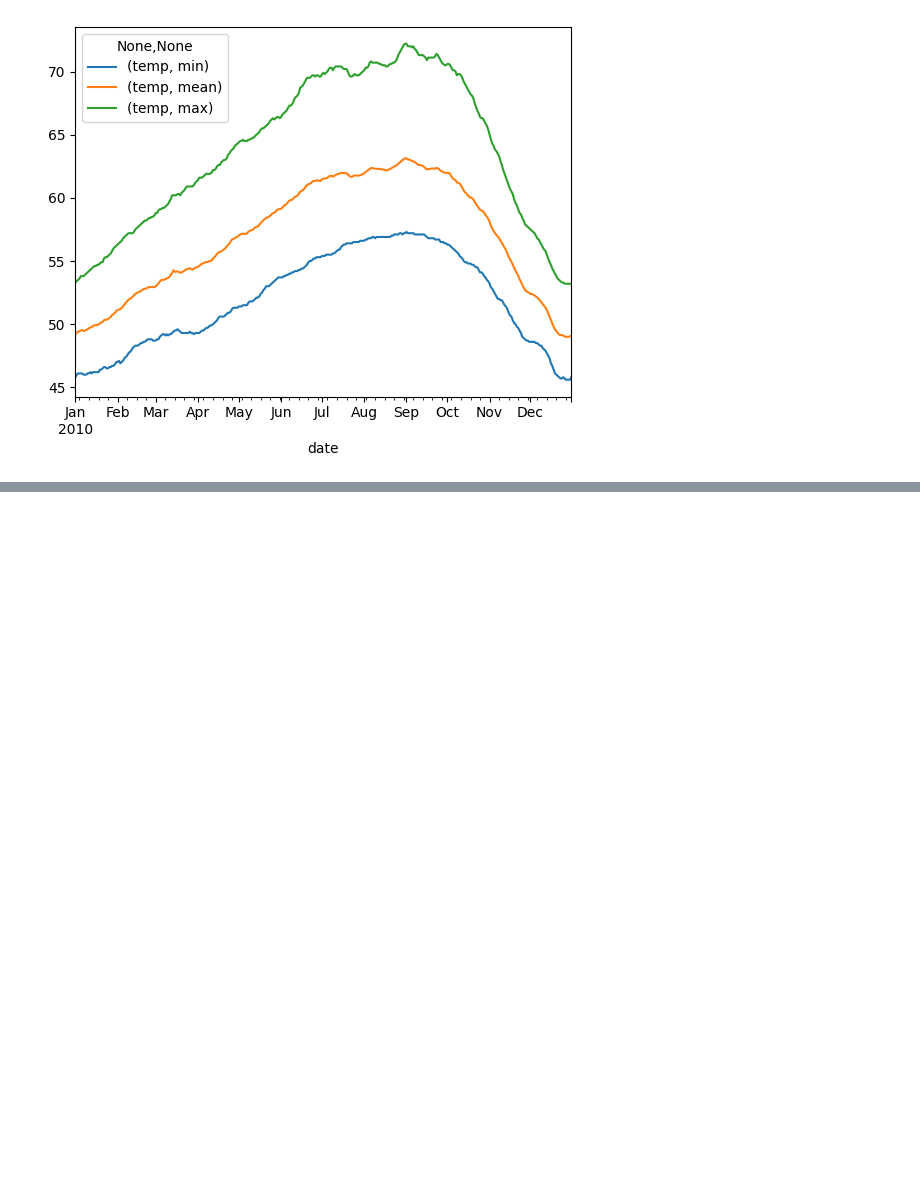
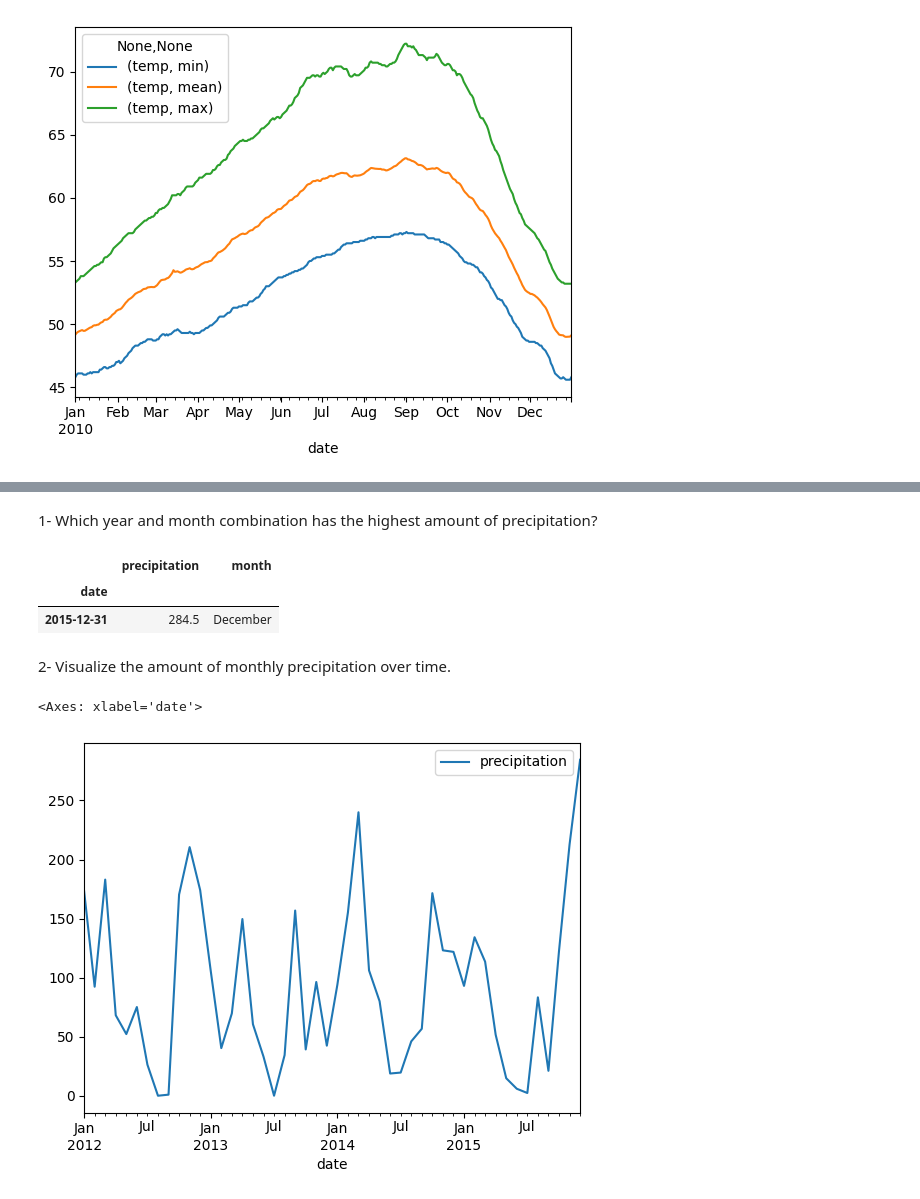
Before and after one commit to Jonathan-Garcia1/time_series_excercises, a Jupyter notebook: time_series_data_excersises.ipynb, the cells around one changed output, grey strips where cells are left out. Cells and saved outputs as stored; diff of their text form; code cells hidden in the pictures; blank space fills up the shorter version.

```diff
--- a/time_series_data_excersises.ipynb
+++ b/time_series_data_excersises.ipynb
@@ -338,3 +338,6 @@ df.resample('d').agg(['min', 'mean', 'max']).plot()
 # %% [output]
 <Axes: xlabel='date'>
 [figure]
+# %%
+weather = data.seattle_weather()
+weather.head()
@@ -340,0 +351,5 @@ df.resample('d').agg(['min', 'mean', 'max']).plot()
+# %%
+weather = weather.set_index('date')
+weather.head()
+weather = weather.sort_values(by='date')
+weather.head()
@@ -340,0 +364,2 @@ df.resample('d').agg(['min', 'mean', 'max']).plot()
+# %% [markdown]
+1- Which year and month combination has the highest amount of precipitation?
@@ -340,0 +369,13 @@ df.resample('d').agg(['min', 'mean', 'max']).plot()
+# %%
+monthly_precipitation[monthly_precipitation['precipitation'] == monthly_precipitation['precipitation'].max()]
+# %% [output]
+|  | precipitation | month |
+| date |  |  |
+| 2015-12-31 | 284.5 | December |
+# %% [markdown]
+2- Visualize the amount of monthly precipitation over time.
+# %%
+weather['precipitation'].resample('m').sum().to_frame().plot()
+# %% [output]
+<Axes: xlabel='date'>
+[figure, added]
```
Also changed, not shown: parts of 11 cells of this notebook.
